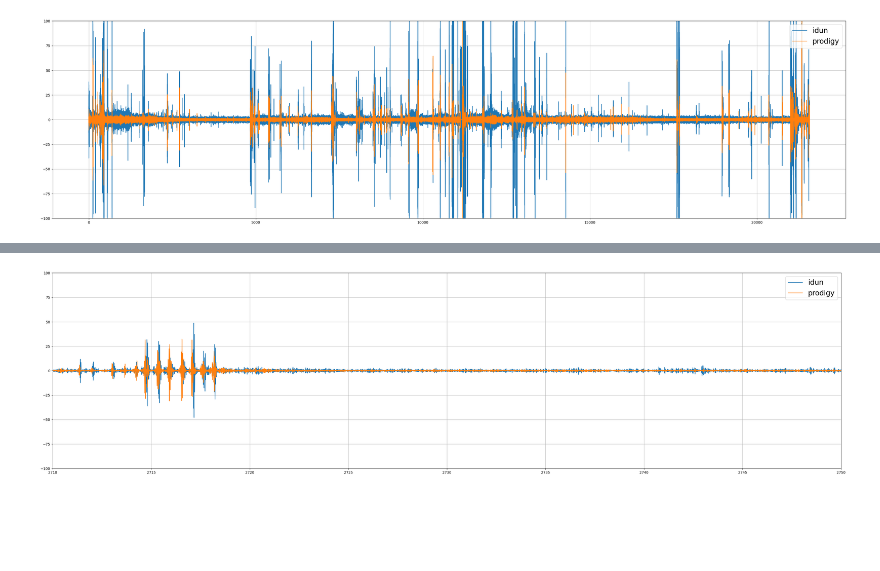
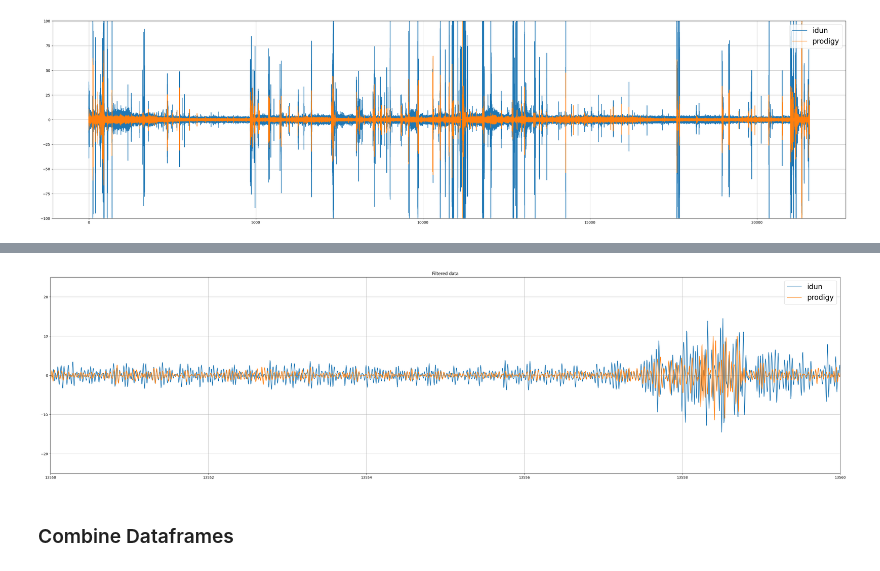
Before and after one commit to iduntech/idn-sync-data, a Jupyter notebook: sync_main.ipynb, the cells around one changed output, grey strips where cells are left out. Drawn from its saved outputs; the diff is of its cells as text; code cells hidden in the pictures; blank space fills up the shorter version.

Commit message:
first dataset succesfully synced

```diff
--- a/sync_main.ipynb
+++ b/sync_main.ipynb
@@ -213,7 +215,7 @@ original_raw_lag = original_raw_lag[not_nan_idx]
 x_axis_lag = x_axis_lag[not_nan_idx]
 # Transform the features to 2nd degree polynomial features
 poly = PolynomialFeatures(degree=5)
-X_poly = poly.fit_transform(X)
+X_poly = poly.fit_transform(x_axis_lag)
 # Create a LinearRegression model and fit it to the polynomial features
 reg = LinearRegression().fit(X_poly, original_raw_lag)
 # Predict values
@@ -264,7 +266,9 @@ plt.axhline(y=0, color='r', linestyle='--')
 [figure]
 # %%
 dataset2 = copy.deepcopy(prodigy_cut_data)
+base_dataset2 = copy.deepcopy(prodigy_base_cut_df)
 dataset2_list = dataset2.tolist()
+
 
 for i in range(len(lag_positions)):
     start_index = lag_positions[i]
@@ -273,25 +277,34 @@ for i in range(len(lag_positions)):
         n_replace = int(cumulative_lags[i])
     else:
         n_replace = int(cumulative_lags[i] - cumulative_lags[i-1])
-    # For debugging
-    print(f"Replacing {n_replace} values from position {start_index}.")
 
     for j in range(n_replace):
         if start_index+j < len(dataset2_list):
             dataset2_list[start_index+j] = np.nan
+            base_dataset2.iloc[start_index+j] = np.nan
 
 # Convert back to numpy array and remove np.nan values
 adjusted_dataset2 = np.array(dataset2_list)
 adjusted_dataset2 = adjusted_dataset2[~np.isnan(adjusted_dataset2)]
 
-prodigy_adjusted_final_arr = adjusted_dataset2
-idun_adjusted_final_arr = idun_cut_data
+# Drop rows in base_dataset2 that contain NaN values
+base_dataset2 = base_dataset2.dropna()
+
+prodigy_adjusted_final_arr = copy.deepcopy(adjusted_dataset2)
+prodigy_adjusted_base_final_df = copy.deepcopy(base_dataset2)
+
+idun_adjusted_final_arr = copy.deepcopy(idun_cut_data)
+idun_adjusted_base_final_arr = copy.deepcopy(idun_base_cut_data)
+
 
 # Cut from the end of the longer dataset
 if len(prodigy_adjusted_final_arr) > len(idun_cut_data):
     prodigy_adjusted_final_arr = prodigy_adjusted_final_arr[:len(idun_adjusted_final_arr)]
+    prodigy_adjusted_base_final_df = prodigy_adjusted_base_final_df[:len(idun_adjusted_final_arr)].reset_index(drop=True)
+
 else:
     idun_adjusted_final_arr = idun_adjusted_final_arr[:len(prodigy_adjusted_final_arr)]
+    idun_adjusted_base_final_arr = idun_adjusted_base_final_arr[:len(prodigy_adjusted_final_arr)]
 
 print(len(prodigy_adjusted_final_arr), len(idun_adjusted_final_arr))
 # %% [output]
@@ -350,10 +347,16 @@ plt.grid()
 # remove mean amount from start of idun data if negative else from start of prodigy data if positive
 if mean_final_lag > 0:
     shifted_final_prodigy_arr = prodigy_adjusted_final_arr[int(mean_final_lag):]
+    shifted_final_prodigy_base_df = prodigy_adjusted_base_final_df[int(mean_final_lag):].reset_index(drop=True)
+
     shifted_final_idun_arr = idun_adjusted_final_arr[:int(mean_final_lag)]
+    shifted_final_idun_base_arr = idun_adjusted_base_final_arr[:int(mean_final_lag)]
 else:
     shifted_final_prodigy_arr = prodigy_adjusted_final_arr[:-(-int(mean_final_lag))]
+    shifted_final_prodigy_base_df = prodigy_adjusted_base_final_df[:-(-int(mean_final_lag))].reset_index(drop=True)
+
     shifted_final_idun_arr = idun_adjusted_final_arr[-int(mean_final_lag):]
+    shifted_final_idun_base_arr = idun_adjusted_base_final_arr[-int(mean_final_lag):]
 # %%
 shifted_final_prodigy_epochs = epoch_data(shifted_final_prodigy_arr, config.SECOND_LAG_EPOCH_SIZE)
 shifted_final_idun_epochs = epoch_data(shifted_final_idun_arr, config.SECOND_LAG_EPOCH_SIZE)
@@ -383,13 +436,14 @@ plt.grid()
 # %%
 plt.figure(figsize=(40, 10))
-# create a seconds axis
-shift = 0
-time_seconds = np.arange(len(shifted_final_idun_arr))/config.BASE_SAMPLE_RATE
-plt.plot(time_seconds,shifted_final_idun_arr, label='idun')
-plt.plot(time_seconds,0.5*shifted_final_prodigy_arr, label='prodigy')
+time_seconds = np.arange(len(idun_filtered))/config.BASE_SAMPLE_RATE
+plt.plot(time_seconds,idun_filtered, label='idun')
+plt.plot(time_seconds,0.5*prodigy_filtered, label='prodigy')
 plt.legend(fontsize=20)
-plt.xlim(2710, 2750)
-plt.ylim(-100,100)
+plt.xlim(13550, 13560)
+plt.ylim(-25,25)
+plt.title("Filtered data")
 plt.grid()
 # %% [output]
-[figure, old version]
+[figure, new version]
+# %% [markdown]
+### Combine Dataframes
```
Also changed, not shown: parts of 8 cells of this notebook.
